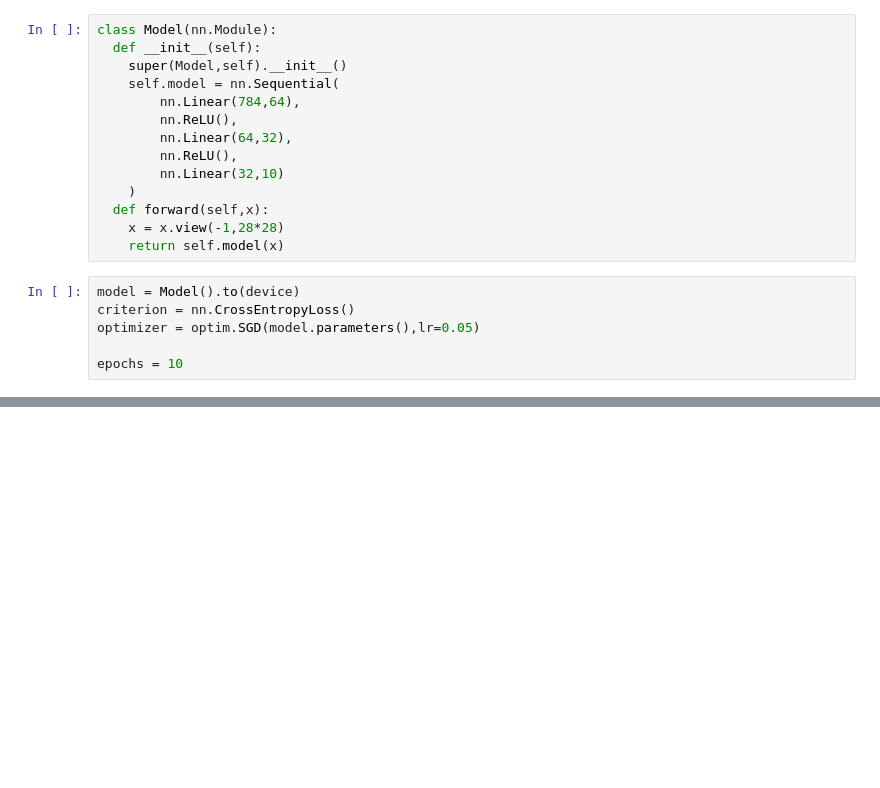
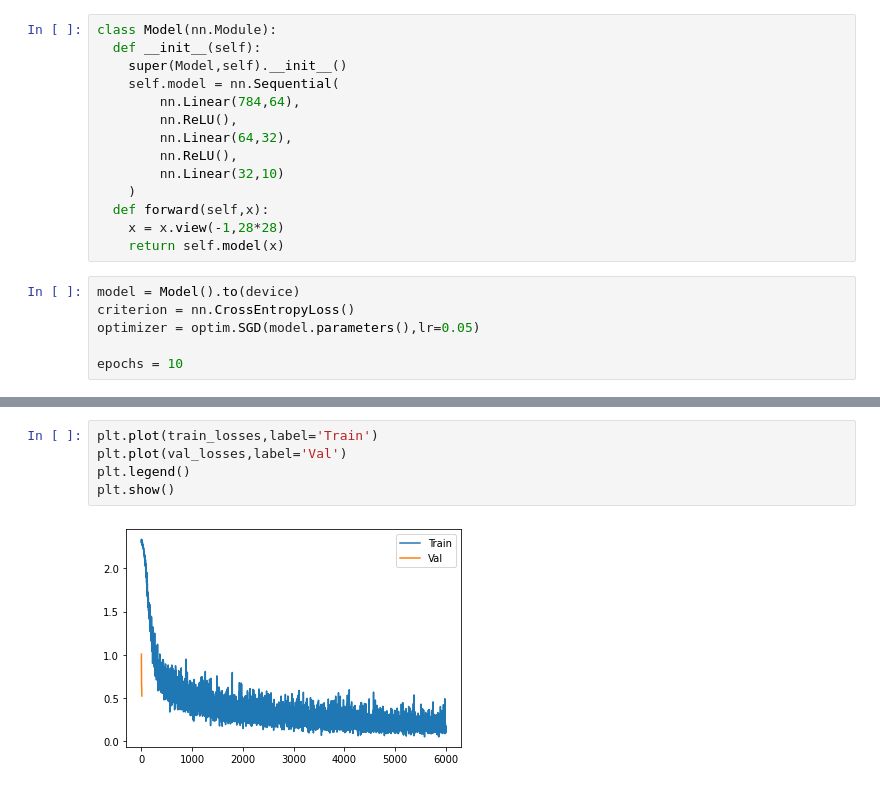
Before and after one commit to cij1012/pytrorch, a Jupyter notebook: 인공신경망_mydata.ipynb, the cells around one changed output, grey strips where cells are left out. Saved outputs shown, nothing was run; the diff lists cells and outputs as text; blank space fills up the shorter version.

```diff
--- a/인공신경망_mydata.ipynb
+++ b/인공신경망_mydata.ipynb
@@ -104,0 +130,7 @@ KeyboardInterrupt: ignored
+# %%
+plt.plot(train_losses,label='Train')
+plt.plot(val_losses,label='Val')
+plt.legend()
+plt.show()
+# %% [output]
+[figure, added]
```
Also changed, not shown: parts of 3 cells of this notebook.
